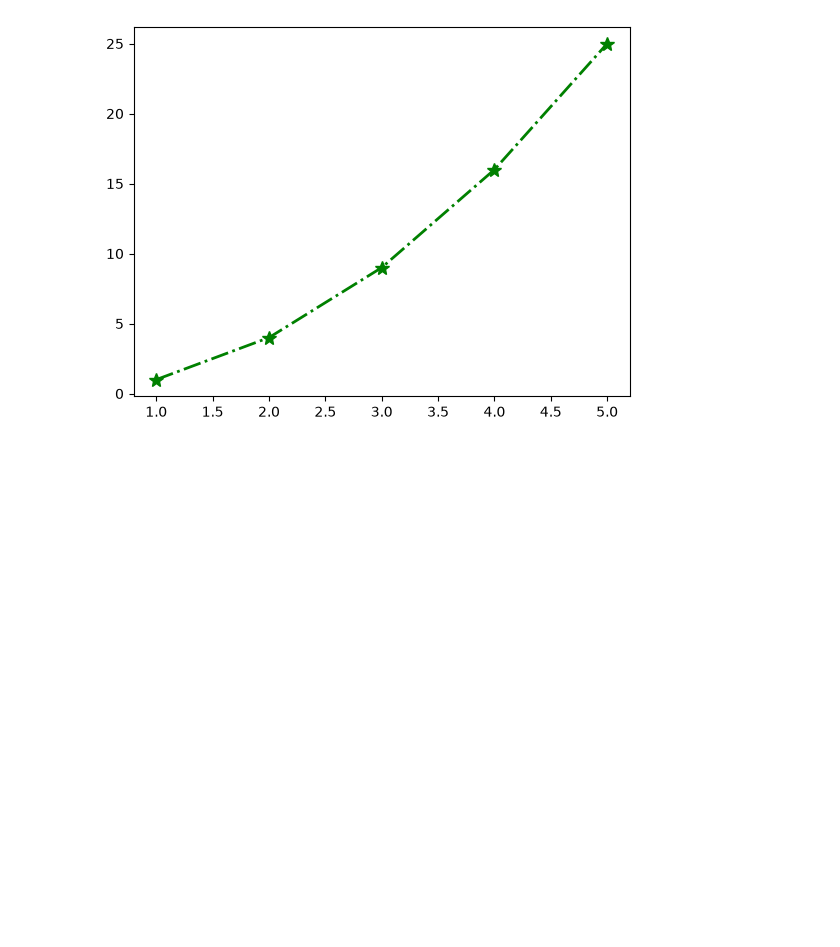
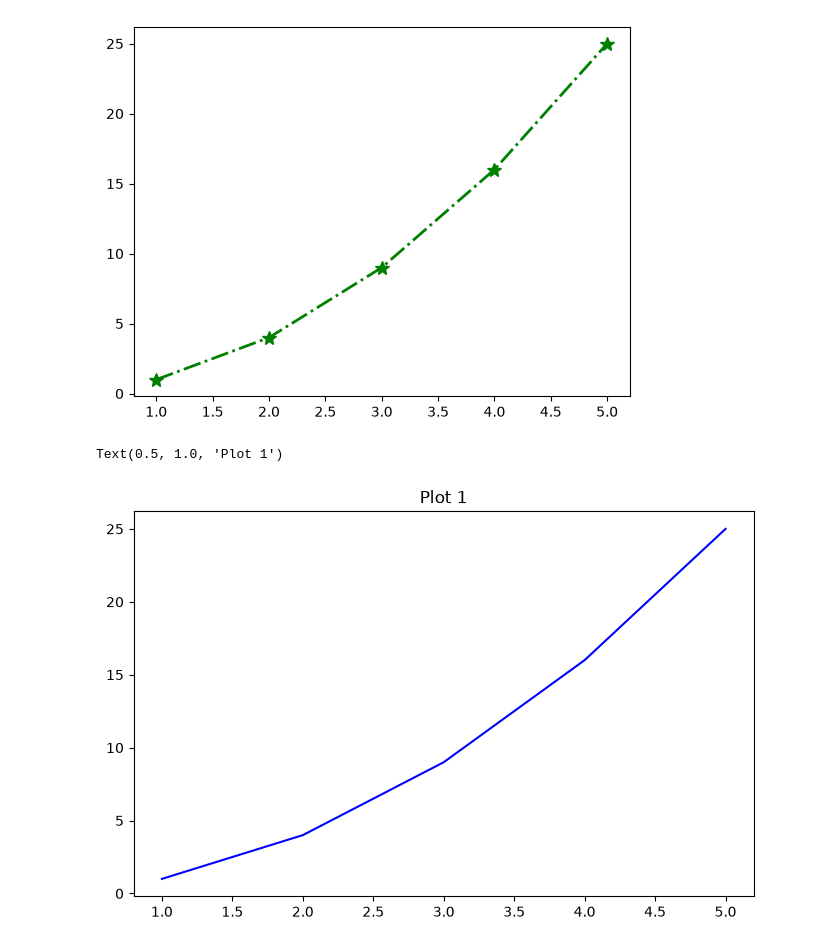
Before and after one commit to guddiyasingh/python-main, a Jupyter notebook: Data_Analysis/DV_Matplotllib.ipynb, the cells around one changed output. Cells and saved outputs as stored; diff of their text form; code cells hidden in the pictures; blank space fills up the shorter version.

```diff
--- a/Data_Analysis/DV_Matplotllib.ipynb
+++ b/Data_Analysis/DV_Matplotllib.ipynb
@@ -170,7 +181,11 @@ plt.plot(x,y, color="green", linestyle="-.",marker="*",linewidth=2, markersize=1
 # %%
 x=[1,2,3,4,5]
 y1=[1,4,9,16,25]
 y2=[1,2,3,4,5]
 
 plt.figure(figsize=(8,5))
 plt.plot(x,y1, color="blue")
+plt.title("Plot 1")
+# %% [output]
+Text(0.5, 1.0, 'Plot 1')
+[figure, added]
```
Also changed, not shown: parts of 6 cells of this notebook.
